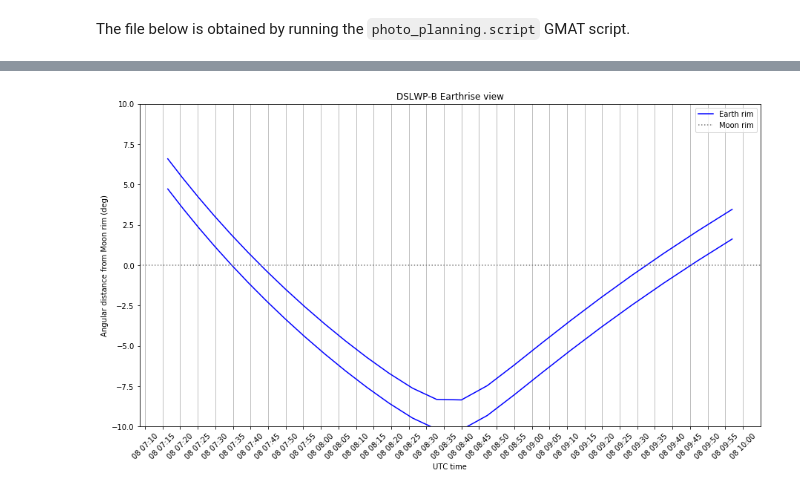
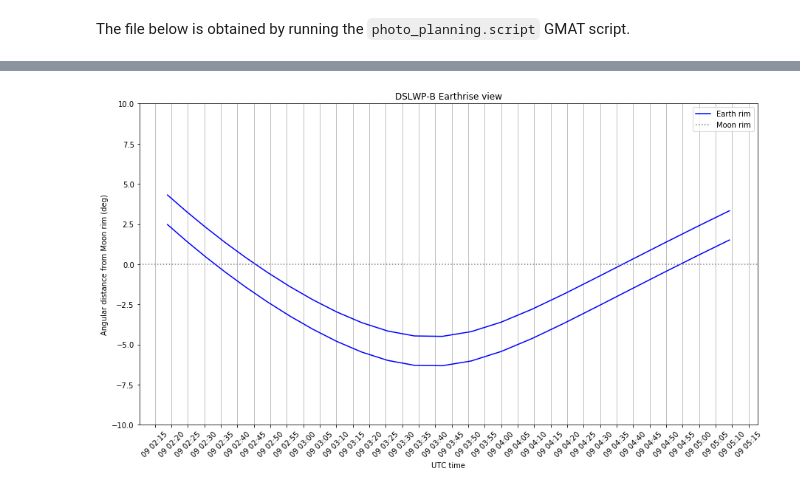
Before and after one commit to daniestevez/jupyter_notebooks, a Jupyter notebook: dslwp/DSLWP-B camera view.ipynb, the cells around one changed output, grey strips where cells are left out. Saved outputs shown, nothing was run; the diff lists cells and outputs as text; code cells hidden in the pictures.

```diff
--- a/dslwp/DSLWP-B camera view.ipynb
+++ b/dslwp/DSLWP-B camera view.ipynb
@@ -119,4 +123,4 @@ plot_earthrise(Time('2018-11-07 09:45'), Time('2018-11-07 12:00'), both_edges =
 # %%
-plot_earthrise(Time('2018-11-08 07:15'), Time('2018-11-08 10:00'), both_edges = True)
+plot_earthrise(Time('2018-11-09 02:15'), Time('2018-11-09 05:15'), both_edges = True)
 # %% [output]
-[figure, old version]
+[figure, new version]
```
Also changed, not shown: parts of 6 cells of this notebook, 2 other files.
